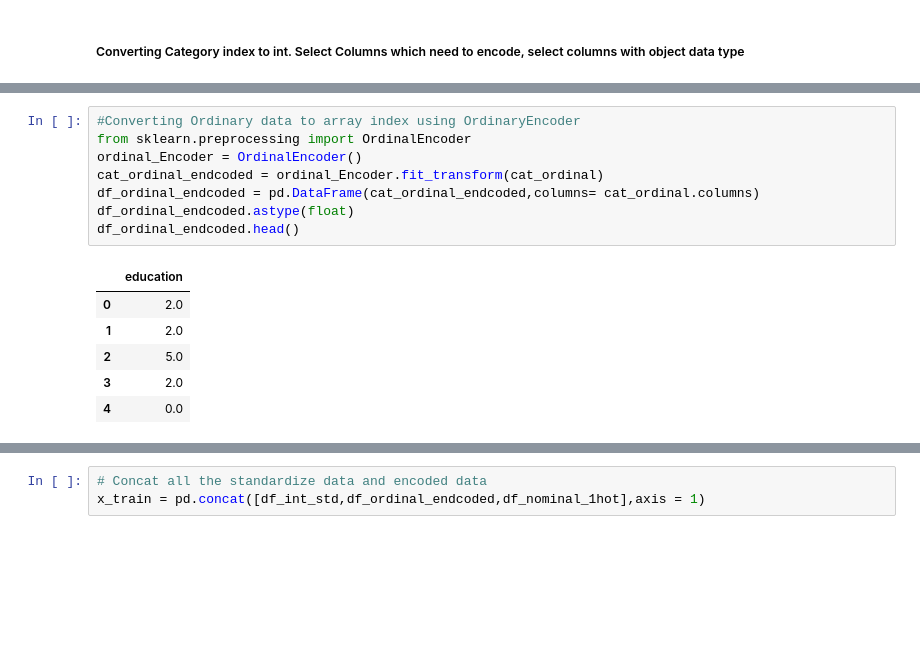
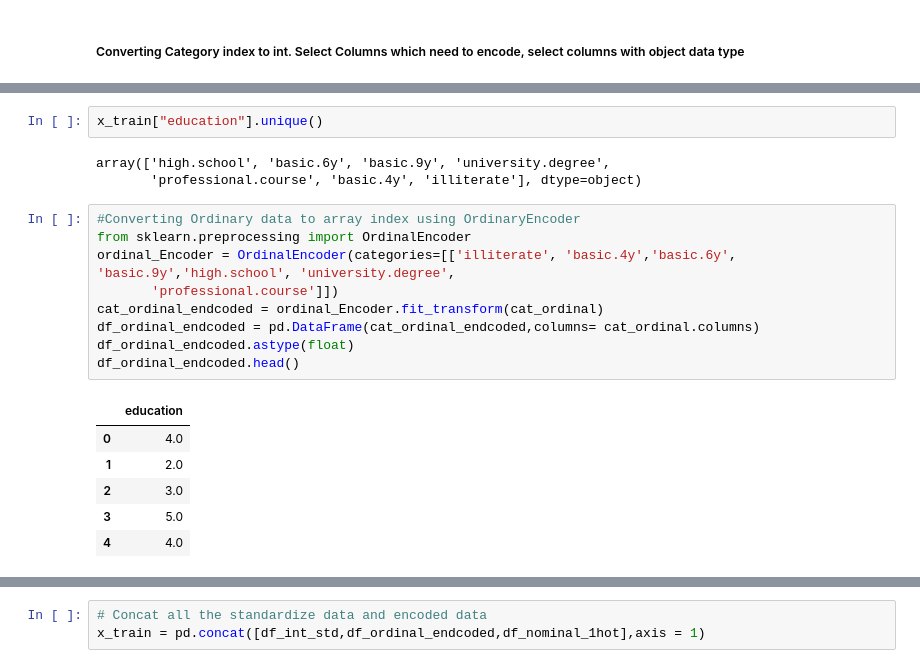
Before and after one commit to PatrickTongg/BankManagerProject, a Jupyter notebook: Machine Learning.ipynb, the cells around one changed output, grey strips where cells are left out. Cells and saved outputs as stored; diff of their text form; blank space fills up the shorter version.

```diff
--- a/Machine Learning.ipynb
+++ b/Machine Learning.ipynb
@@ -256,18 +265,24 @@ memory usage: 2.2+ MB
+# %%
+x_train["education"].unique()
+# %% [output]
+array(['high.school', 'basic.6y', 'basic.9y', 'university.degree',
+       'professional.course', 'basic.4y', 'illiterate'], dtype=object)
 # %%
 #Converting Ordinary data to array index using OrdinaryEncoder
 from sklearn.preprocessing import OrdinalEncoder
-ordinal_Encoder = OrdinalEncoder()
+ordinal_Encoder = OrdinalEncoder(categories=[['illiterate', 'basic.4y','basic.6y', 'basic.9y','high.school', 'university.degree',
+       'professional.course']])
 cat_ordinal_endcoded = ordinal_Encoder.fit_transform(cat_ordinal)
 df_ordinal_endcoded = pd.DataFrame(cat_ordinal_endcoded,columns= cat_ordinal.columns)
 df_ordinal_endcoded.astype(float)
 df_ordinal_endcoded.head()
 # %% [output]
 |  | education |
-| 0 | 2.0 |
+| 0 | 4.0 |
 | 1 | 2.0 |
-| 2 | 5.0 |
-| 3 | 2.0 |
-| 4 | 0.0 |
+| 2 | 3.0 |
+| 3 | 5.0 |
+| 4 | 4.0 |
 # %%
 #Converting Nominal data to array index using one hot encoder
 from sklearn.preprocessing import OneHotEncoder
```
Also changed, not shown: parts of 15 cells of this notebook.
